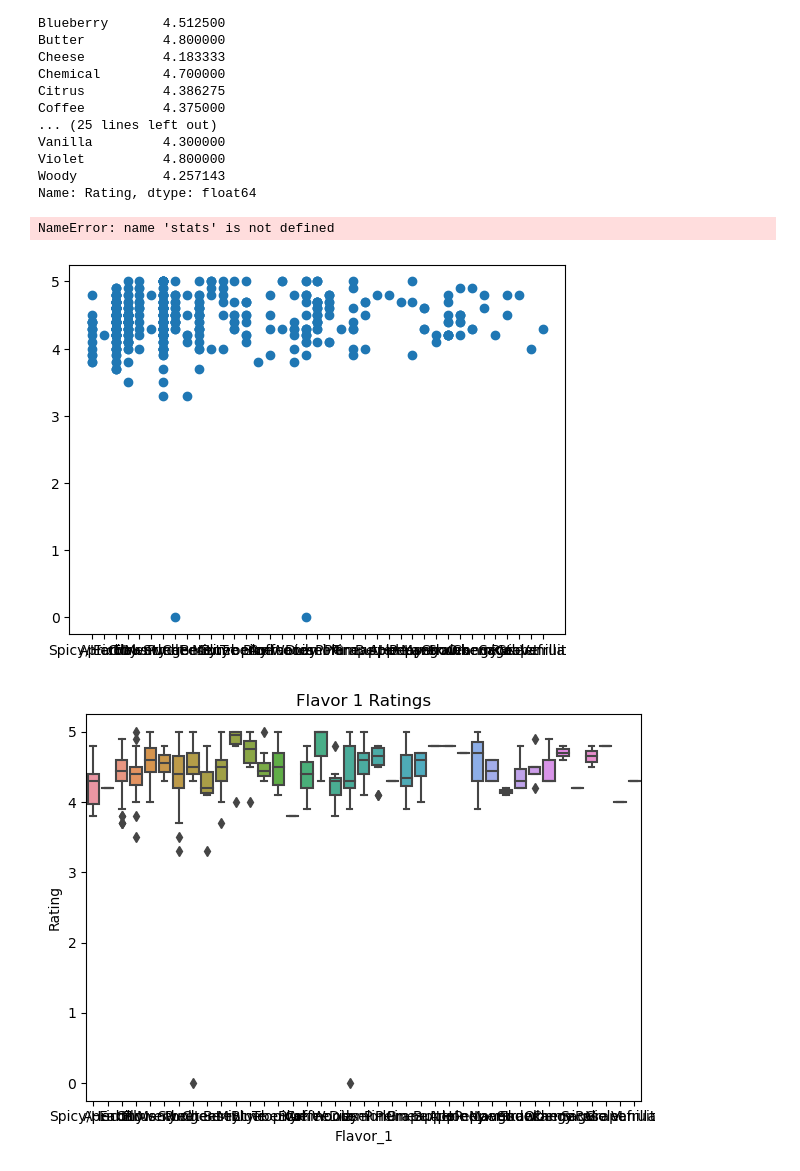
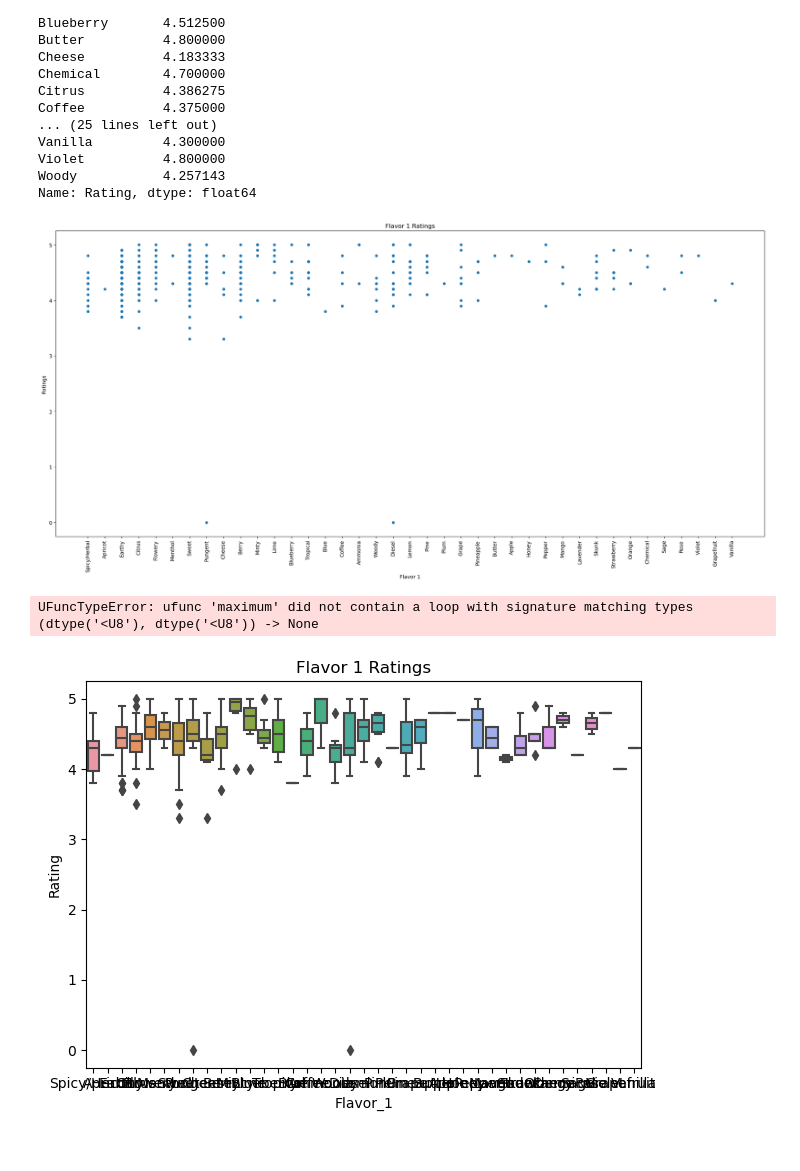
Before and after one commit to Berli85/SMU-Project-1-MaryJane, a Jupyter notebook: KimChi Work/Project 1 Team 2 data KCKC.ipynb, the cells around one changed output. Drawn from its saved outputs; the diff is of its cells as text; code cells hidden in the pictures.

Commit message:
Auto stash before merge of "main" and "origin/main"

```diff
--- a/KimChi Work/Project 1 Team 2 data KCKC.ipynb
+++ b/KimChi Work/Project 1 Team 2 data KCKC.ipynb
@@ -403,25 +405,35 @@ Name: Rating, dtype: float64
 # %%
-#Data_EffectsFlavors_1.plot(kind = 'scatter', x = 'Flavor_1', y = 'Rating', figsize=(20, 10))
-# Create a Scatter Plot for temperature vs latitude
-x_values = Data_EffectsFlavors_1['Flavor_1']
-y_values = Data_EffectsFlavors_1['Rating']
-plt.scatter(x_values,y_values)
-res = stats.linregress(x, y)
-plt.plot(x, res.intercept + res.slope*x, 'r', label='fitted line')
-plt.legend()
-plt.xlabel('Flavor_1')
-plt.ylabel('Rating')
+# Create a Scatter Plot for flavor vs rating
+Data_EffectsFlavors_1.plot(kind = 'scatter', x = 'Flavor_1', y = 'Rating', figsize=(20, 10), rot=90)
+plt.title("Flavor 1 Ratings")
+plt.xlabel("Flavor 1")
+plt.ylabel("Ratings")
+plt.tight_layout()
 plt.show()
 # %% [output]
-NameError: name 'stats' is not defined
-[figure, old version]
+[figure, new version]
 # %%
-# # Perform a linear regression on flavor vs. rating
-# res = stats.linregress(x, y)
-# plt.plot(x, y, 'o', label='original data')
-# plt.plot(x, res.intercept + res.slope*x, 'r', label='fitted line')
-# plt.legend()
-# plt.show()
+# Perform a linear regression on flavor vs. rating
+x_values = data["Weight (g)"]
+y_values = data["Tumor Volume (mm3)"]
+
+(slope, intercept, rvalue, pvalue, stderr) = linregress(x_values, y_values)
+regress_values = x_values * slope + intercept
+line_eq = "y = " + str(round(slope,2)) + "x + " + str(round(intercept,2))
+
+# make plot
+plt.scatter(x_values,y_values)
+plt.plot(x_values,regress_values,"r-")
+plt.annotate(line_eq,(20, 35),fontsize=12,color="blue")
+plt.xlabel('Weight (g)')
+plt.ylabel('Tumor Volume (mm3)')
+
+corr = data.corr(method='Capomulin')["Weight (g)"]["Tumor Volume (mm3)"]
+print(f"The correlation is {corr}")
+print(f"The r-squared is: {rvalue**2}")
+plt.show()
+# %% [output]
+UFuncTypeError: ufunc 'maximum' did not contain a loop with signature matching types (dtype('<U8'), dtype('<U8')) -> None
 # %%
 sns.boxplot(data=Data_EffectsFlavors_1, x="Flavor_1", y="Rating")
 plt.title("Flavor 1 Ratings")
```
Also changed, not shown: parts of 2 cells of this notebook.
